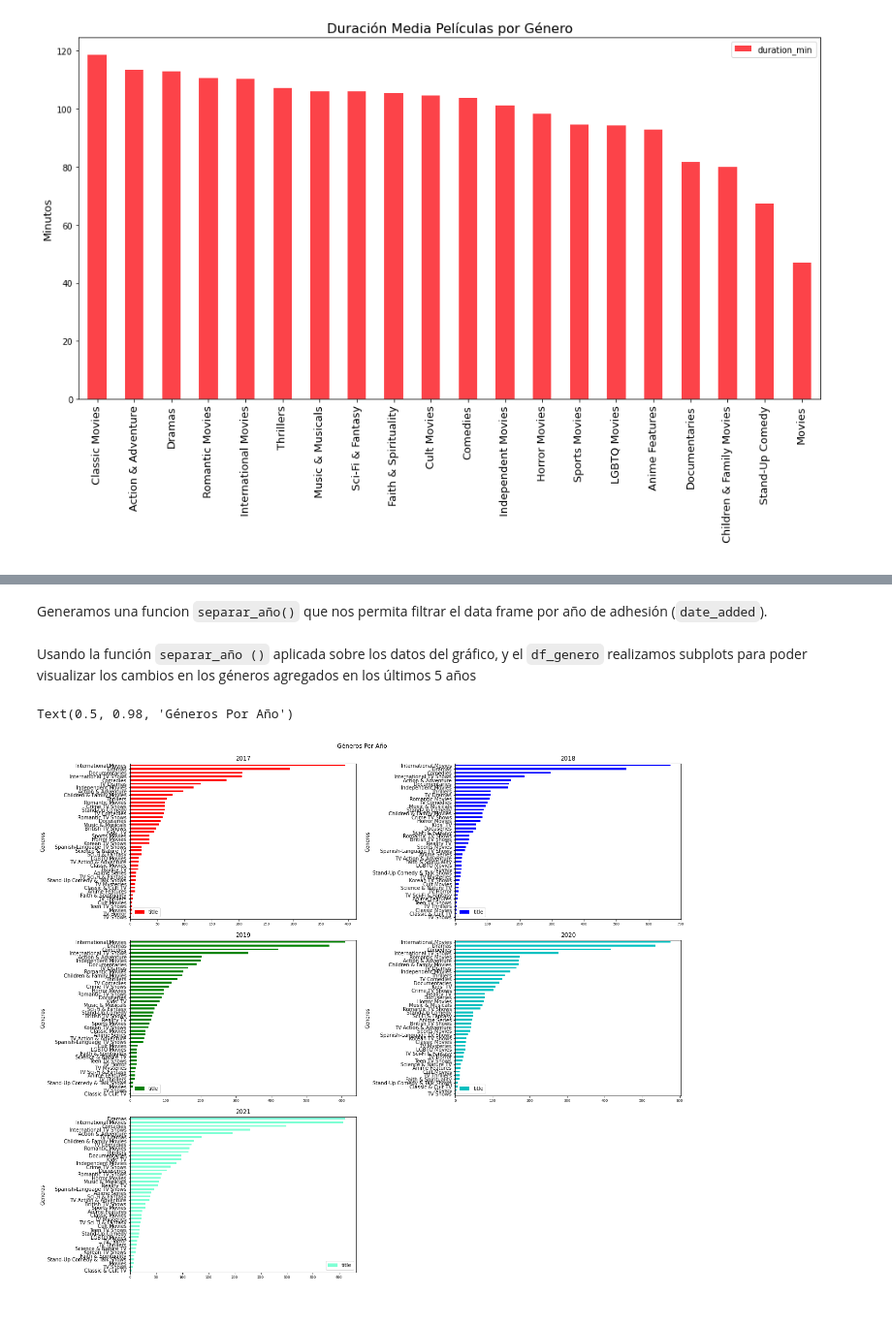
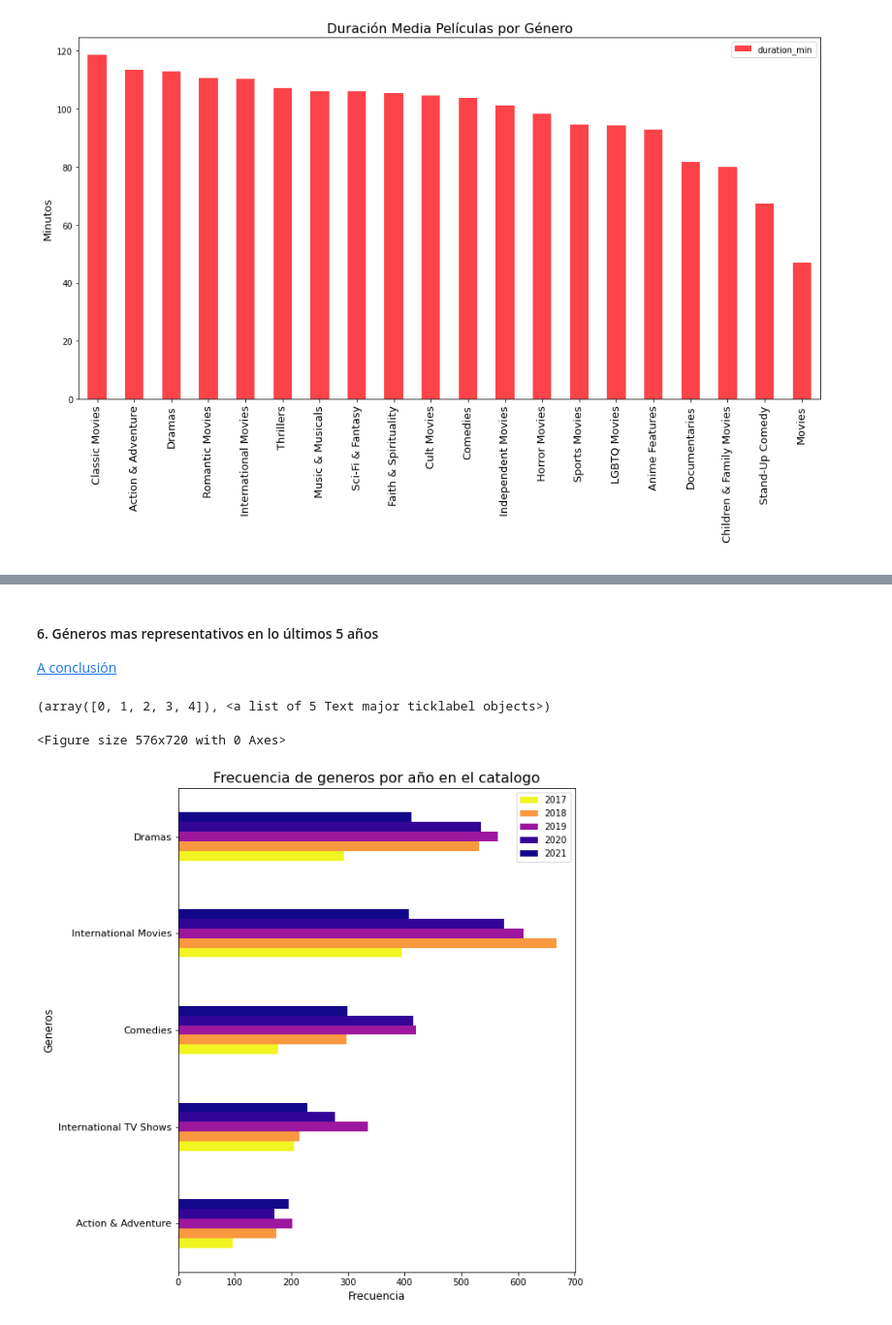
Before and after one commit to ri1965/Toolkits, a Jupyter notebook: Examen_Bimestre_1_Intro_Python__Grupo_2.ipynb, the cells around one changed output, grey strips where cells are left out. Shown at 97% size. Drawn from its saved outputs; the diff is of its cells as text; code cells hidden in the pictures.

```diff
--- a/Examen_Bimestre_1_Intro_Python__Grupo_2.ipynb
+++ b/Examen_Bimestre_1_Intro_Python__Grupo_2.ipynb
@@ -1052,2 +1052,0 @@ plt.xticks(size = 13, rotation = 90)
-# %% [markdown]
-Generamos una funcion `separar_año()` que nos permita filtrar el data frame por año de adhesión (`date_added`).
@@ -1059,33 +1053,35 @@ def separar_año(inicio, fin, df):
-# %% [markdown]
-Usando la función `separar_año ()` aplicada sobre los datos del gráfico, y el `df_genero` realizamos subplots para poder visualizar los cambios en los géneros agregados en los últimos 5 años
-# %%
-fig = plt.figure(figsize=(18, 15), constrained_layout=True)
-spec = fig.add_gridspec(ncols=2, nrows=3)
-
-ax0 = fig.add_subplot(spec[0, 0])
-(separar_año("2017-01-01","2017-12-31", df_genero))[['listed_in', 'title']].groupby('listed_in').count().sort_values(['title'],ascending=True).plot(kind='barh', title='2017', ylabel='Cantidad', xlabel='Generos', color="r",ax = ax0)
-plt.xticks(size = 7)
-
-ax1 = fig.add_subplot(spec[0, 1])
-(separar_año("2018-01-01","2018-12-31", df_genero))[['listed_in', 'title']].groupby('listed_in').count().sort_values(['title'],ascending=True).plot(kind='barh', title='2018', ylabel='Cantidad', xlabel='Generos', color="b",  ax = ax1)
-plt.xticks(size = 7)
-
-ax2 = fig.add_subplot(spec[1, 0])
-(separar_año("2019-01-01","2019-12-31", df_genero))[['listed_in', 'title']].groupby('listed_in').count().sort_values(['title'],ascending=True).plot(kind='barh', title='2019', ylabel='Cantidad', xlabel='Generos', color="g", ax = ax2)
-plt.xticks(size = 7)
-
-ax3 = fig.add_subplot(spec[1, 1])
-(separar_año("2020-01-01","2020-12-31", df_genero))[['listed_in', 'title']].groupby('listed_in').count().sort_values(['title'],ascending=True).plot(kind='barh', title='2020', ylabel='Cantidad', xlabel='Generos', color="c", ax = ax3)
-plt.xticks(size = 7)
-
-ax4 = fig.add_subplot(spec[2, 0])
-(separar_año("2021-01-01","2021-12-31", df_genero))[['listed_in', 'title']].groupby('listed_in').count().sort_values(['title'],ascending=True).plot(kind='barh', title='2021', ylabel='Cantidad', xlabel='Generos', color="aquamarine", ax = ax4)
-plt.xticks(size = 7)
-
-fig.suptitle('Géneros Por Año')
-# %% [output]
-Text(0.5, 0.98, 'Géneros Por Año')
-[figure, removed]
+# %% [markdown]
+#### 6. Géneros mas representativos en lo últimos 5 años
+
+[A conclusión](#scrollTo=q7ppUWSYpA7A)
+# %%
+df_genero['year_added'] = pd.DatetimeIndex(df_genero['date_added']).year
+df_generos_anio = df_genero[['year_added','listed_in','show_id']].groupby(['year_added','listed_in']).count()
+df_generos_anio.columns = ['show_id']
+df_generos_anio = df_generos_anio.reset_index()
+df_generos_anio2 = df_generos_anio.pivot(index='listed_in', columns='year_added', values='show_id')
+df_generos_anio2.columns = ['2008','2009','2010','2011','2012','2013','2014','2015','2016','2017','2018','2019','2020','2021','2022']
+df_generos_anio2 = df_generos_anio2.reset_index()
+df_generos_anio2['2017'] = df_generos_anio2['2017'].fillna(0)
+df_generos_anio2['2018'] = df_generos_anio2['2018'].fillna(0)
+df_generos_anio2['2019'] = df_generos_anio2['2019'].fillna(0)
+df_generos_anio2['2020'] = df_generos_anio2['2020'].fillna(0)
+df_generos_anio2['2021'] = df_generos_anio2['2021'].fillna(0)
+df_generos_anio3 = df_generos_anio2[['listed_in','2017','2018','2019','2020','2021']]
+df_generos_anio3 = df_generos_anio3.sort_values(by = ['2021'])
+df_generos_anio4 = df_generos_anio3.tail(5)
+
+fig = plt.figure(figsize=(8,10))
+ax = df_generos_anio4.plot.barh(x='listed_in',figsize=(8,10),  color=["#F1F521","#F9983F","#9C179E" ,"#330596","#13078A" ])
+plt.title("Frecuencia de generos por año en el catalogo", size=16)
+plt.margins(y=0)
+plt.xlabel("Frecuencia", size =12)
+plt.ylabel("Generos", size =12)
+plt.yticks(size =11)
+# %% [output]
+(array([0, 1, 2, 3, 4]), <a list of 5 Text major ticklabel objects>)
+<Figure size 576x720 with 0 Axes>
+[figure, added]
 # %% [markdown]
 ---
 ## Conclusión
```
Also changed, not shown: parts of 20 cells of this notebook.
